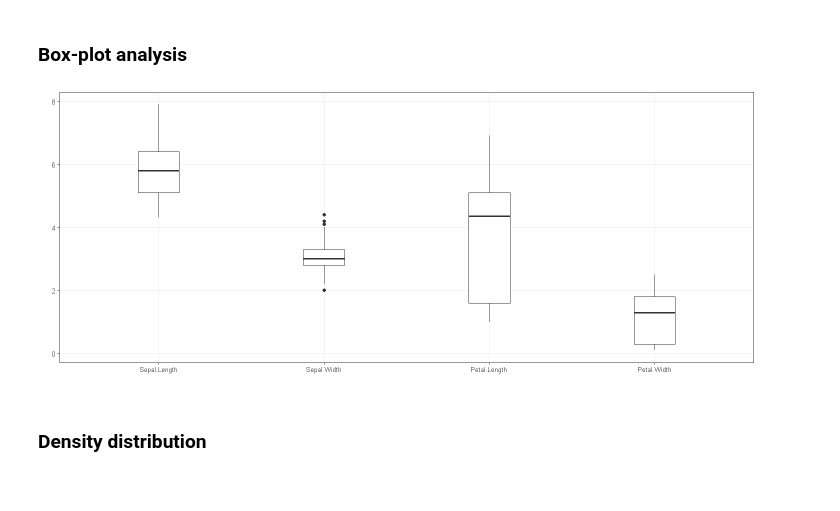
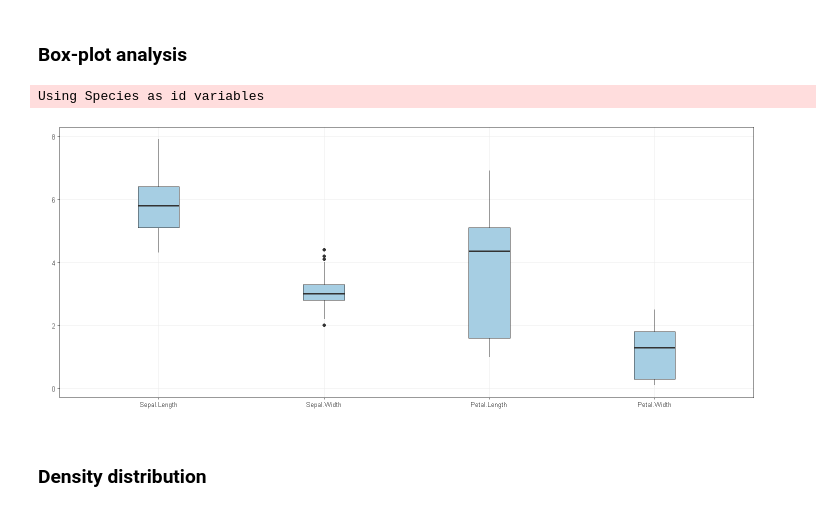
Before and after one commit to eogasawara/mylibrary, a Jupyter notebook: ExploratoryAnalysis.ipynb, the cells around one changed output. Cells and saved outputs as stored; diff of their text form; code cells hidden in the pictures.

```diff
--- a/ExploratoryAnalysis.ipynb
+++ b/ExploratoryAnalysis.ipynb
@@ -6,6 +6,10 @@ A brief exploratory analysis example.
 The exploratory analysis is done using iris dataset.
 # %%
 source("https://raw.githubusercontent.com/eogasawara/mylibrary/master/myGraphic.R")
+# %%
+plot.size(12, 5)
+colors <- brewer.pal(11, 'Paired')
+font <- theme(text = element_text(size=16))
 # %% [markdown]
 ## Part 1
 # %%
@@ -82,10 +104,11 @@ mycolors <- col.set[c(1,3,5,7,9)]
 # %% [markdown]
 ### Box-plot analysis
 # %%
-grfA <- plot.boxplot(data, colors="white")
+grfA <- plot.boxplot(iris, colors=colors[1])
 plot(grfA)
 # %% [output]
+Using Species as id variables
-[figure, old version]
+[figure, new version]
 # %% [markdown]
 ### Density distribution
 # %%
```
Also changed, not shown: parts of 12 cells of this notebook, 4 other files.
